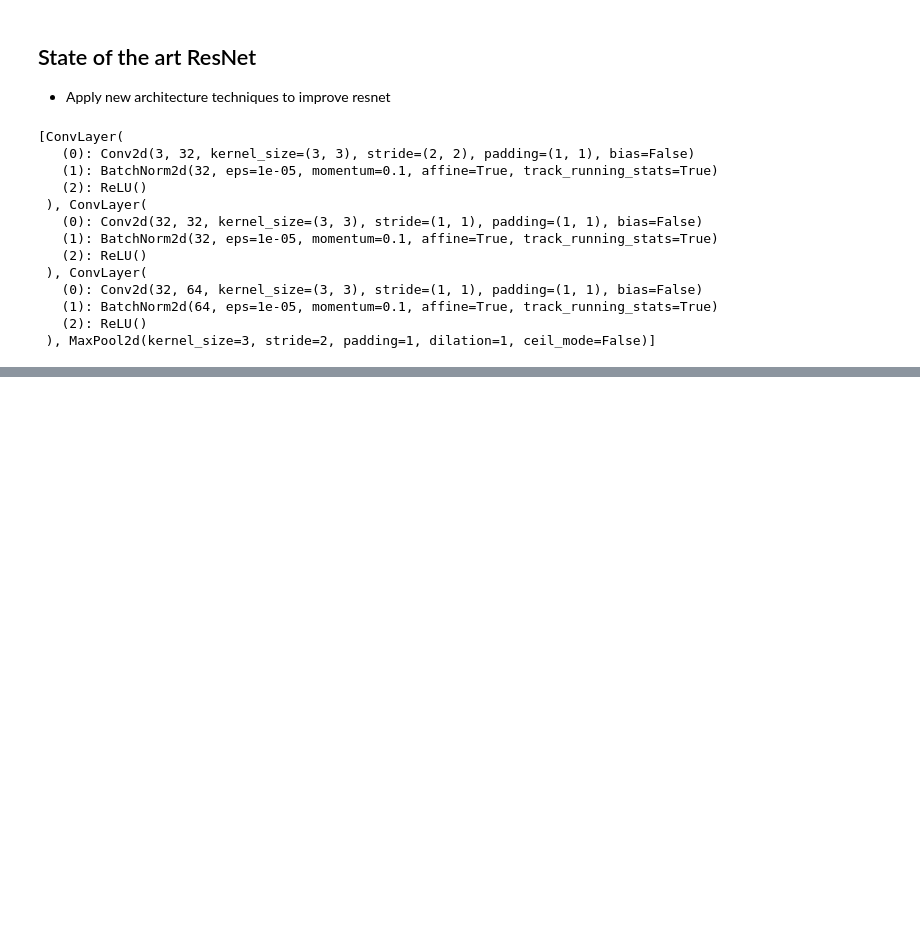
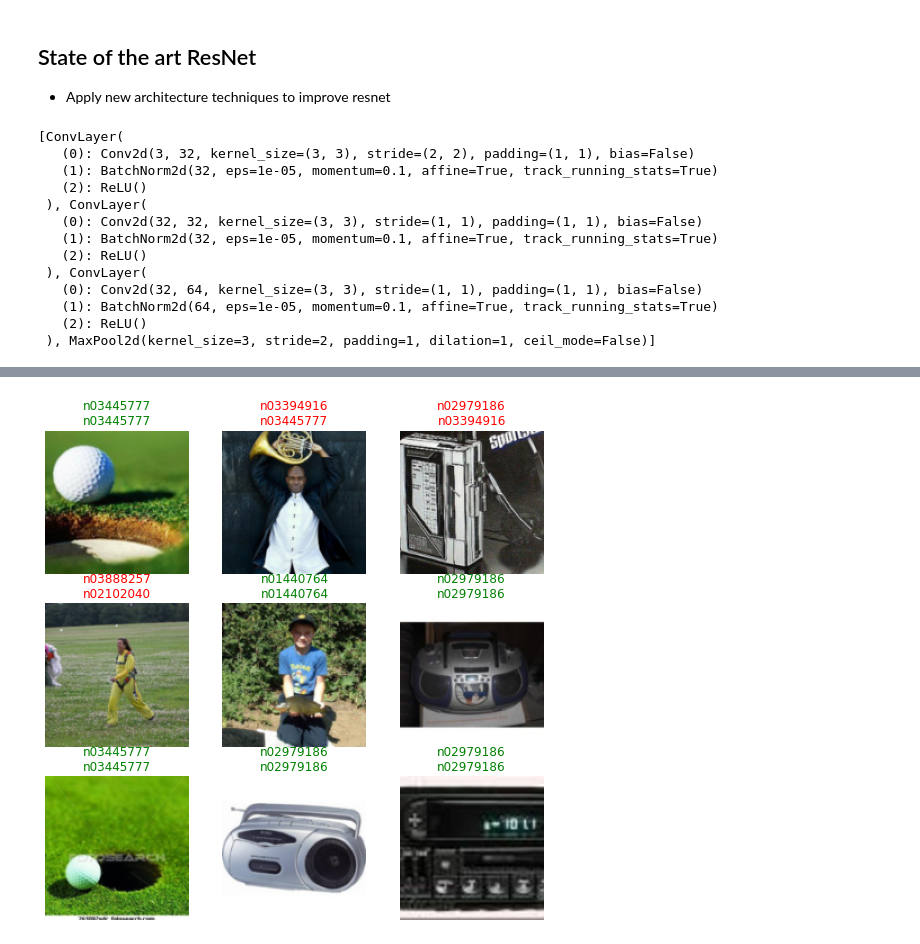
Before and after one commit to Nick-palmar/fast_book, a Jupyter notebook: 14_resnet_practice.ipynb, the cells around one changed output, grey strips where cells are left out. Saved outputs shown, nothing was run; the diff lists cells and outputs as text; code cells hidden in the pictures; blank space fills up the shorter version.

Commit message:
complete state of the art resnet on imagenette

```diff
--- a/14_resnet_practice.ipynb
+++ b/14_resnet_practice.ipynb
@@ -187,7 +184,7 @@ class ResNet(nn.Sequential):
     # expand the blocks by the expansion size
     if expansion != 1:
       # expand the sizes of all but the first channel size
-      for i in range(1, len(block_channel_sizes)):
+      for i in range(1, len(self.block_channel_sizes)):
         self.block_channel_sizes[i] *= expansion
 
     blocks = [self._make_layer(i, layer) for i, layer in enumerate(layers)]
@@ -197,7 +194,7 @@ class ResNet(nn.Sequential):
         *stem,
         *blocks,
         # flatten the layer to make this a fully convolutional network
-        nn.AdaptiveAveragePool2d(1),
+        nn.AdaptiveAvgPool2d(1),
         Flatten(),
         # create a final dense layer with number of outputs to number of classes
         nn.Linear(self.block_channel_sizes[-1], n_out)
@@ -210,8 +207,8 @@ class ResNet(nn.Sequential):
     ch_in, ch_out = self.block_channel_sizes[idx: idx+2]
     layer = nn.Sequential(
         # make sure first layer in resblock changes channel sizes and reduces the grid activation size (stride = 2)
-        ResBlock(ch_in if i == 0 else ch_out, ch_out, stride if i == 0 else 1)
-        for i in range(n_layers)
+        *[ResBlock(ch_in if i == 0 else ch_out, ch_out, stride if i == 0 else 1)
+        for i in range(n_layers)]
     )
     return layer
 # %%
@@ -221,0 +246,7 @@ TypeError: ignored
+# %%
+url_path = untar_data(URLs.IMAGENETTE_320)
+# %%
+dls = get_data(url_path, presize=160, resize=128, bs=128)
+dls_out = dls.c
+# since the bottle neck layers reduce the filter sizes by 4 in the res_conv_layers, set expansion=4
+rn = ResNet(dls_out, [3, 4, 6, 3], expansion=4)
@@ -221,0 +280,3 @@ TypeError: ignored
+# %%
+learn_3 = get_learner(rn)
+learn_3.fit_one_cycle(10, 1e-3)
@@ -221,0 +295,3 @@ TypeError: ignored
+# %%
+learn_3.show_results()
+# %% [output]
@@ -221,0 +299 @@ TypeError: ignored
+[figure, added]
```
Also changed, not shown: parts of 11 cells of this notebook.
